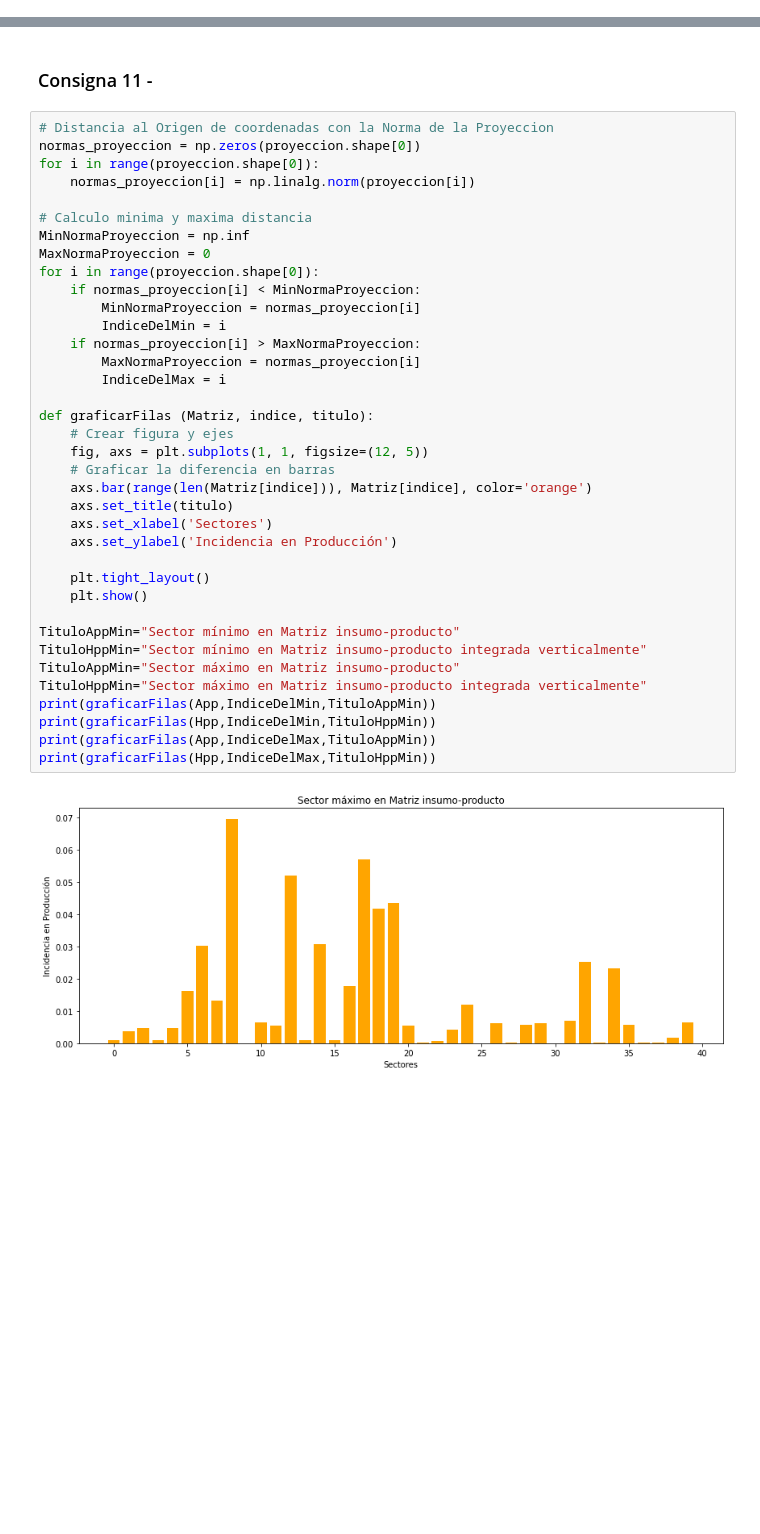
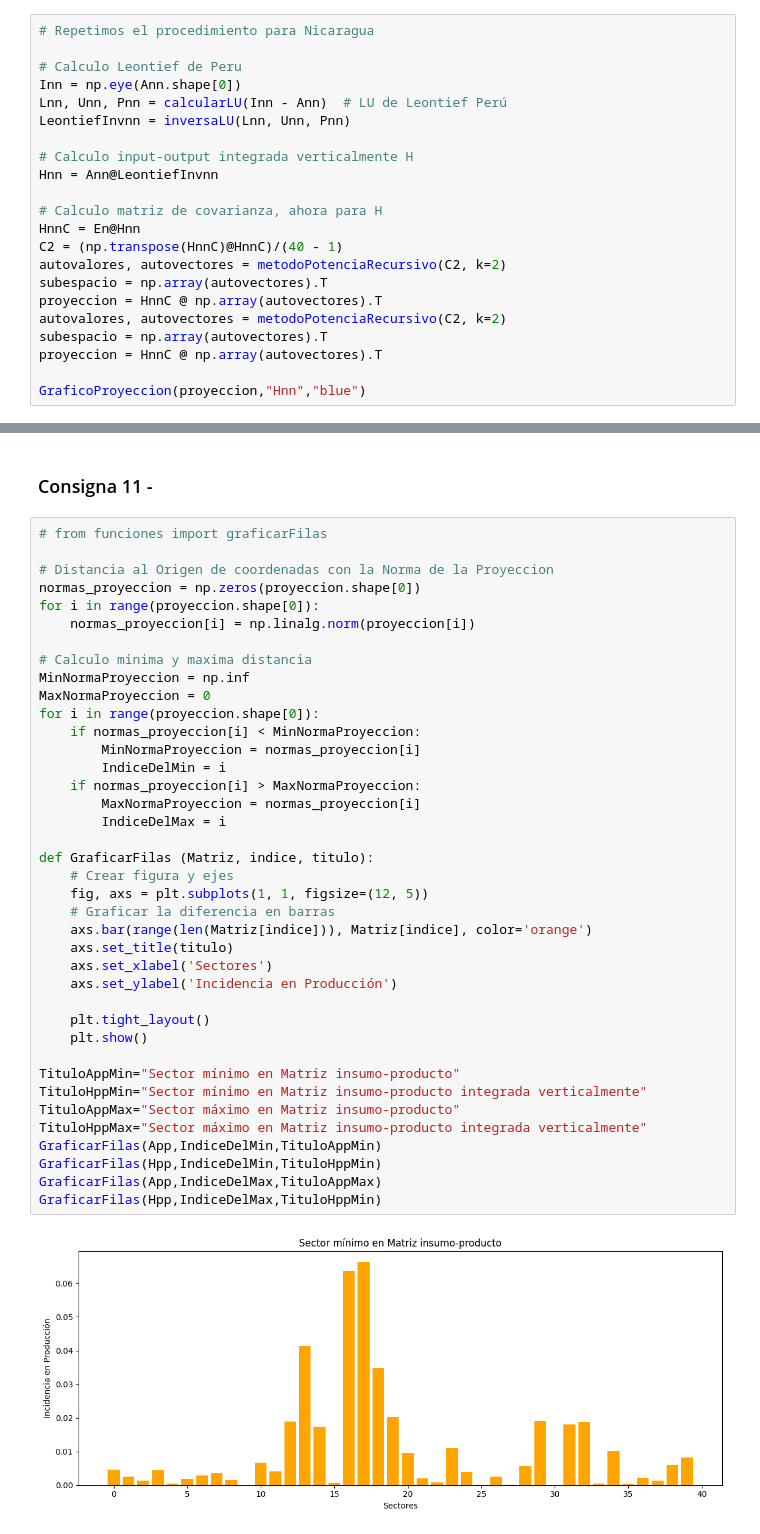
Before and after one commit to Empromptu/TP2-ALC, a Jupyter notebook: main.ipynb, the cells around one changed output, grey strips where cells are left out. Saved outputs shown, nothing was run; the diff lists cells and outputs as text; blank space fills up the shorter version.

Commit message:
funcion proyeccion en autovalores

```diff
--- a/main.ipynb
+++ b/main.ipynb
@@ -470,0 +462,22 @@ plt.grid()
+# %%
+# Repetimos el procedimiento para Nicaragua
+
+# Calculo Leontief de Peru
+Inn = np.eye(Ann.shape[0])
+Lnn, Unn, Pnn = calcularLU(Inn - Ann)  # LU de Leontief Perú
+LeontiefInvnn = inversaLU(Lnn, Unn, Pnn)
+
+# Calculo input-output integrada verticalmente H
+Hnn = Ann@LeontiefInvnn
+
+# Calculo matriz de covarianza, ahora para H
+HnnC = En@Hnn
+C2 = (np.transpose(HnnC)@HnnC)/(40 - 1)
+autovalores, autovectores = metodoPotenciaRecursivo(C2, k=2)
+subespacio = np.array(autovectores).T
+proyeccion = HnnC @ np.array(autovectores).T
+autovalores, autovectores = metodoPotenciaRecursivo(C2, k=2)
+subespacio = np.array(autovectores).T
+proyeccion = HnnC @ np.array(autovectores).T
+
+GraficoProyeccion(proyeccion,"Hnn","blue")
@@ -473,41 +488,43 @@ justificacion
 # %% [markdown]
 ### Consigna 11 -
 # %%
+# from funciones import graficarFilas
+
 # Distancia al Origen de coordenadas con la Norma de la Proyeccion
 normas_proyeccion = np.zeros(proyeccion.shape[0])
 for i in range(proyeccion.shape[0]):
     normas_proyeccion[i] = np.linalg.norm(proyeccion[i])
 
 # Calculo minima y maxima distancia
 MinNormaProyeccion = np.inf
 MaxNormaProyeccion = 0
 for i in range(proyeccion.shape[0]):
     if normas_proyeccion[i] < MinNormaProyeccion:
         MinNormaProyeccion = normas_proyeccion[i]
         IndiceDelMin = i
     if normas_proyeccion[i] > MaxNormaProyeccion:
         MaxNormaProyeccion = normas_proyeccion[i]
         IndiceDelMax = i
 
-def graficarFilas (Matriz, indice, titulo):
+def GraficarFilas (Matriz, indice, titulo):
     # Crear figura y ejes
     fig, axs = plt.subplots(1, 1, figsize=(12, 5))
     # Graficar la diferencia en barras
     axs.bar(range(len(Matriz[indice])), Matriz[indice], color='orange')
     axs.set_title(titulo)
     axs.set_xlabel('Sectores')
     axs.set_ylabel('Incidencia en Producción')
 
     plt.tight_layout()
     plt.show()
 
 TituloAppMin="Sector mínimo en Matriz insumo-producto"
 TituloHppMin="Sector mínimo en Matriz insumo-producto integrada verticalmente"
-TituloAppMin="Sector máximo en Matriz insumo-producto"
-TituloHppMin="Sector máximo en Matriz insumo-producto integrada verticalmente"
-print(graficarFilas(App,IndiceDelMin,TituloAppMin))
-print(graficarFilas(Hpp,IndiceDelMin,TituloHppMin))
-print(graficarFilas(App,IndiceDelMax,TituloAppMin))
-print(graficarFilas(Hpp,IndiceDelMax,TituloHppMin))
+TituloAppMax="Sector máximo en Matriz insumo-producto"
+TituloHppMax="Sector máximo en Matriz insumo-producto integrada verticalmente"
+GraficarFilas(App,IndiceDelMin,TituloAppMin)
+GraficarFilas(Hpp,IndiceDelMin,TituloHppMin)
+GraficarFilas(App,IndiceDelMax,TituloAppMax)
+GraficarFilas(Hpp,IndiceDelMax,TituloHppMin)
 # %% [output]
-[figure, old version]
+[figure, new version]
```
Also changed, not shown: parts of 16 cells of this notebook, 1 other file.
